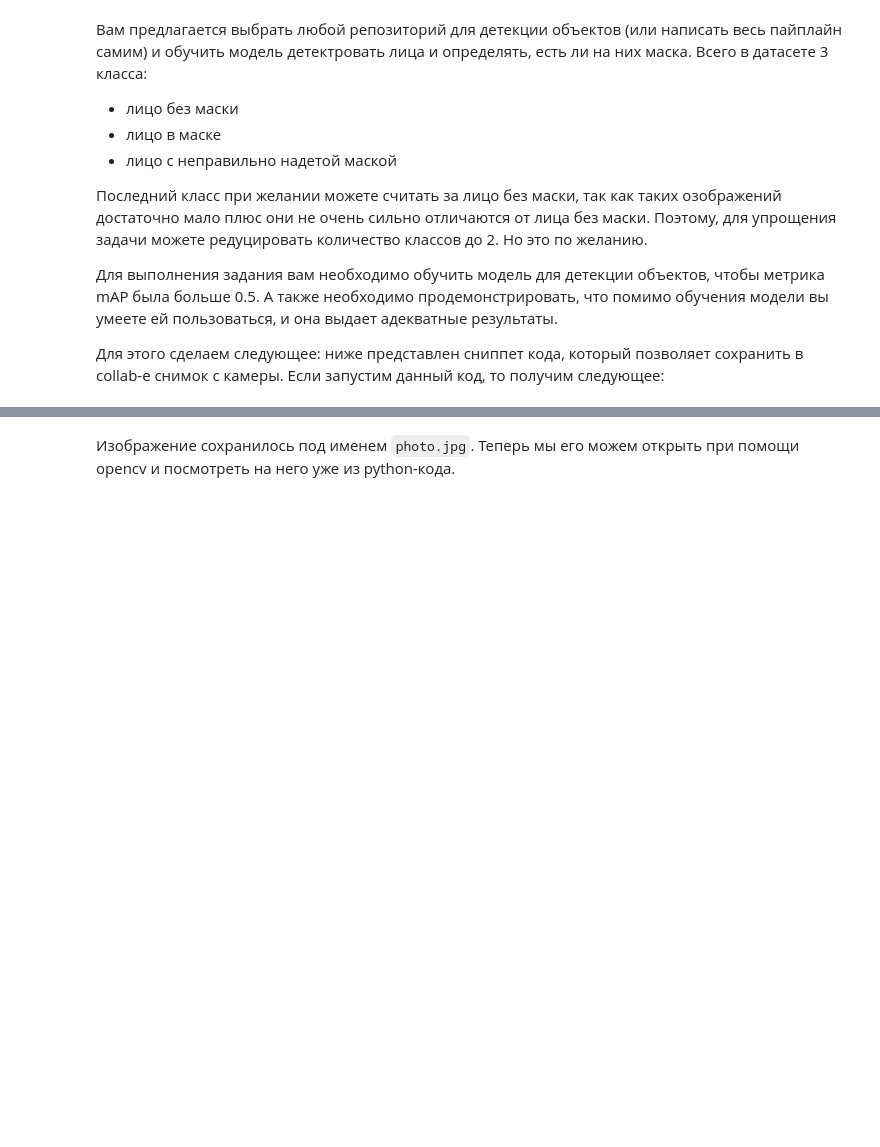
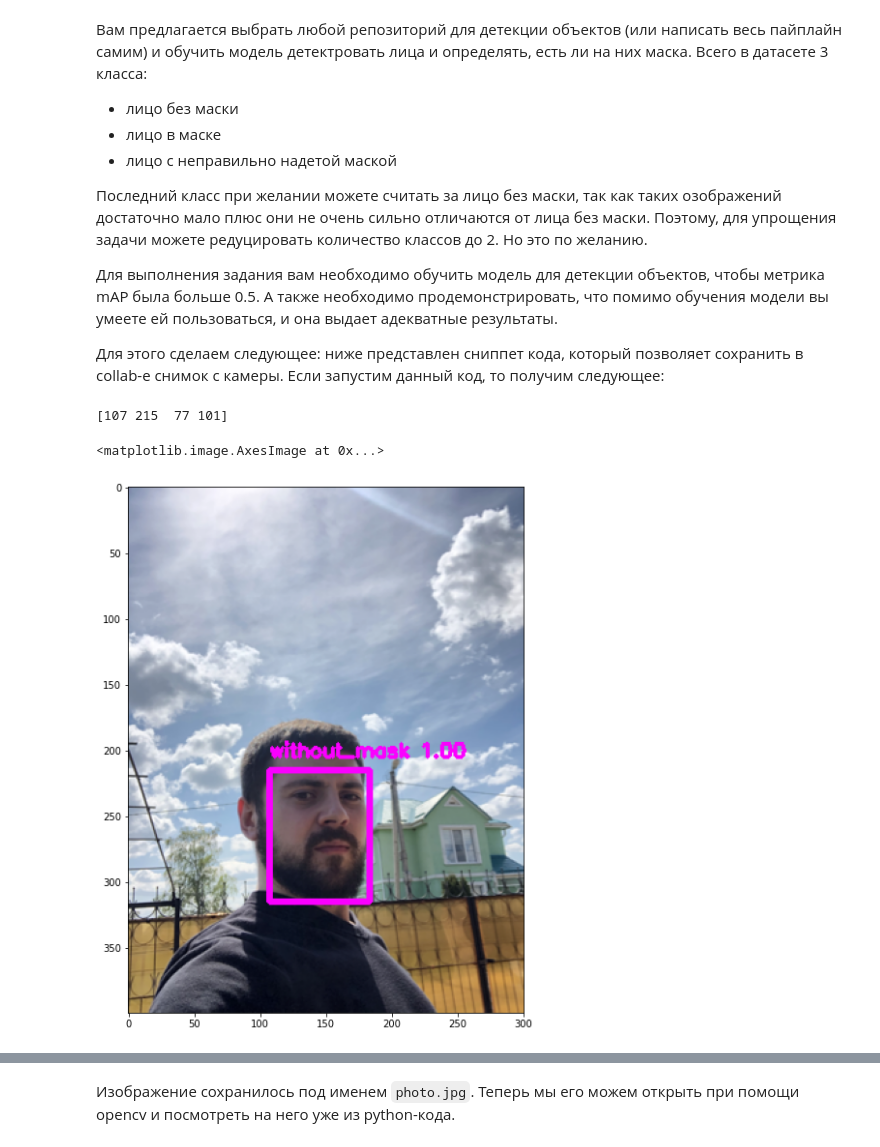
Before and after one commit to delhian/cv_course, a Jupyter notebook: Home Tasks/object_detection_home_task.ipynb, the cells around one changed output, grey strips where cells are left out. Cells and saved outputs as stored; diff of their text form; code cells hidden in the pictures; blank space fills up the shorter version.

```diff
--- a/Home Tasks/object_detection_home_task.ipynb
+++ b/Home Tasks/object_detection_home_task.ipynb
@@ -34,6 +152,42 @@ To: /content/FaceMaskDetection.zip
 Для выполнения задания вам необходимо обучить модель для детекции объектов, чтобы метрика mAP была больше 0.5. А также необходимо продемонстрировать, что помимо обучения модели вы умеете ей пользоваться, и она выдает адекватные результаты.
 
 Для этого сделаем следующее: ниже представлен сниппет кода, который позволяет сохранить в collab-е снимок с камеры. Если запустим данный код, то получим следующее:
+# %%
+from random import choice
+
+img = cv2.imread(choice(list_of_images))
+
+net = cv2.dnn.readNetFromDarknet(
+    '/content/darknet/build/darknet/x64/yolov4-tiny_masks.cfg',
+    '/content/darknet/build/darknet/x64/backup/yolov4-tiny_masks_final.weights',
+)
+
+net.setPreferableBackend(cv2.dnn.DNN_BACKEND_CUDA)
+net.setPreferableTarget(cv2.dnn.DNN_TARGET_CUDA_FP16)
+class_names = []
+with open('/content/darknet/build/darknet/x64/data/masks.names', 'r') as f:
+    class_names = f.read().splitlines()
+
+model = cv2.dnn_DetectionModel(net)
+model.setInputParams(size=(416, 416), scale=1 / 255., swapRB=True)
+
+classes, scores, boxes = model.detect(img, 0.2, 0.5)
+
+for (classid, score, box) in zip(classes, scores, boxes):
+
+    color = (255, 0, 250)#COLORS[int(classid) % len(COLORS)]
+    label = f'{class_names[classid]} {score:.2f}'
+    print(box)
+    cv2.rectangle(img, box, color, 4)
+    cv2.putText(img, label, (box[0], box[1] - 10),
+                cv2.FONT_HERSHEY_SIMPLEX, 0.5, color, 2)
+
+plt.figure(figsize=(10, 10))
+plt.imshow(img[:,:,::-1])
+# %% [output]
+[107 215  77 101]
+<matplotlib.image.AxesImage at 0x...>
+[figure, added]
 # %%
 from IPython.display import display, Javascript
 from google.colab.output import eval_js
```
Also changed, not shown: parts of 24 cells of this notebook.
